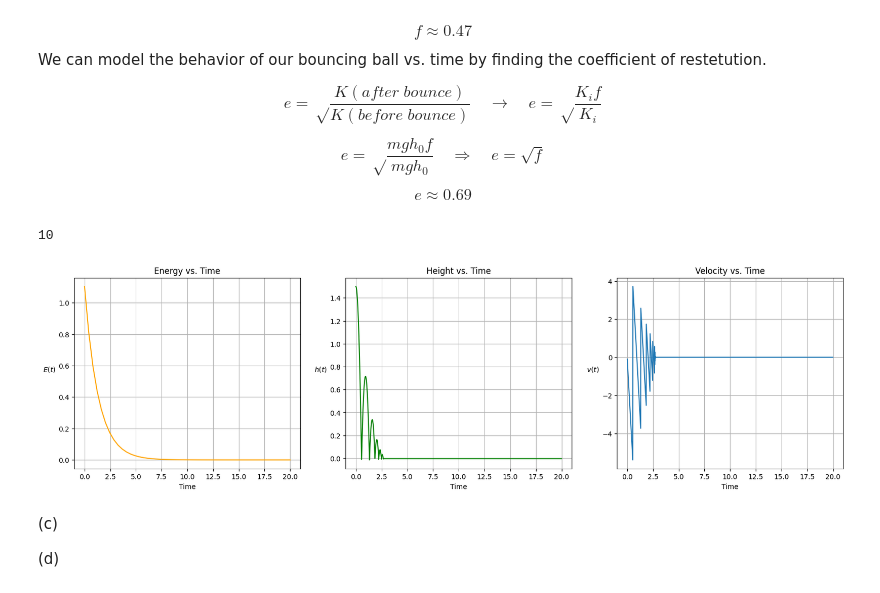
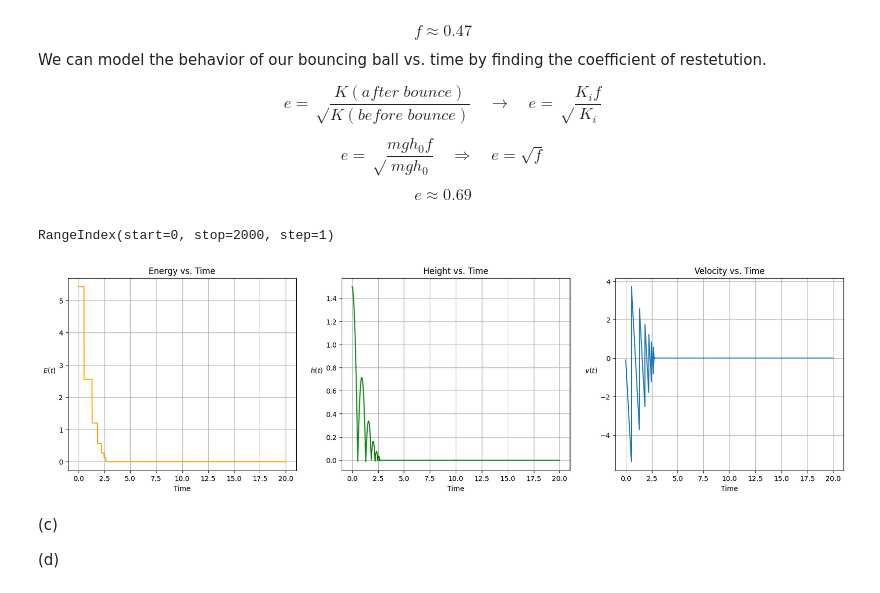
Before and after one commit to FatAnorexic/Math-and-Physics, a Jupyter notebook: physics/problem_set_solutions/bouncing_ball.ipynb, the cells around one changed output. Drawn from its saved outputs; the diff is of its cells as text; code cells hidden in the pictures.

```diff
--- a/physics/problem_set_solutions/bouncing_ball.ipynb
+++ b/physics/problem_set_solutions/bouncing_ball.ipynb
@@ -133,15 +133,19 @@ def loss_over_time(n, mass, g, h, f):
     return 1/2*mass*np.sqrt(2*g*h)**2*f**n
 
 def height_time(g, height, time, velocity,
-                dt, h_floor, e, t_max):
+                dt, h_floor, e, t_max, f):
     data=[]
+    n=0
+
     while time<t_max:
         height+=velocity*dt
         #If the ball strikes the ground we take opposite its direction time COR
         #Otherwise we take the standard motion of the ball
         velocity=velocity-g*dt if height>h_floor else -velocity*e
 
-        data.append([time, height, velocity])
+        if height<=h_floor: n+=1
+        K=np.sqrt(2*g*1.5)*f**n
+        data.append([time, height, velocity, K])
         time+=dt
     data=np.array(data).transpose()
     return data
@@ -150,40 +154,40 @@ m=0.075
 g=9.81
 h_0=1.5
 f=0.47
 e=0.69
-n=np.linspace(0,20,50)
-time=np.linspace(0,20,50)
+time=np.linspace(0,20,100)
 
-bouncing=height_time(g, h_0, 0.0, 0.0, 0.01, 0.0, e, time[-1])
+bouncing=height_time(g, h_0, 0.0, 0.0, 0.01, 0.0, e, time[-1],f)
 
 fig, (ax1, ax2, ax3)=plt.subplots(1, 3, figsize=(20,5))
 
-ax1.plot(time, loss_over_time(n, m, g, h_0, f), color='orange')
+ax1.plot(bouncing[0], bouncing[3], color='orange')
 ax1.set_xlabel('Time')
 ax1.set_ylabel(r'$E(t)$', rotation=0, ha='right')
 ax1.grid()
 ax1.set_title('Energy vs. Time')
 ax2.plot(bouncing[0], bouncing[1], color='green')
 ax2.set_xlabel('Time')
 ax2.set_ylabel(r'$h(t)$', rotation=0, ha='right')
 ax2.grid()
 ax2.set_title('Height vs. Time')
 ax3.plot(bouncing[0], bouncing[2])
 ax3.set_xlabel('Time')
 ax3.set_ylabel(r'$v(t)$', rotation=0, ha='right')
 ax3.grid()
 ax3.set_title('Velocity vs. Time')
 
 
 data=pd.DataFrame({
     'time':bouncing[0],
     'h(t)':bouncing[1],
-    'v(t)':bouncing[2]
+    'v(t)':bouncing[2],
+    'E(t)':bouncing[3]
     })
 print(data.index)
 # %% [output]
-10
+RangeIndex(start=0, stop=2000, step=1)
-[figure, old version]
+[figure, new version]
 # %% [markdown]
 (c)
 
```
Also changed, not shown: parts of 1 cell of this notebook.
